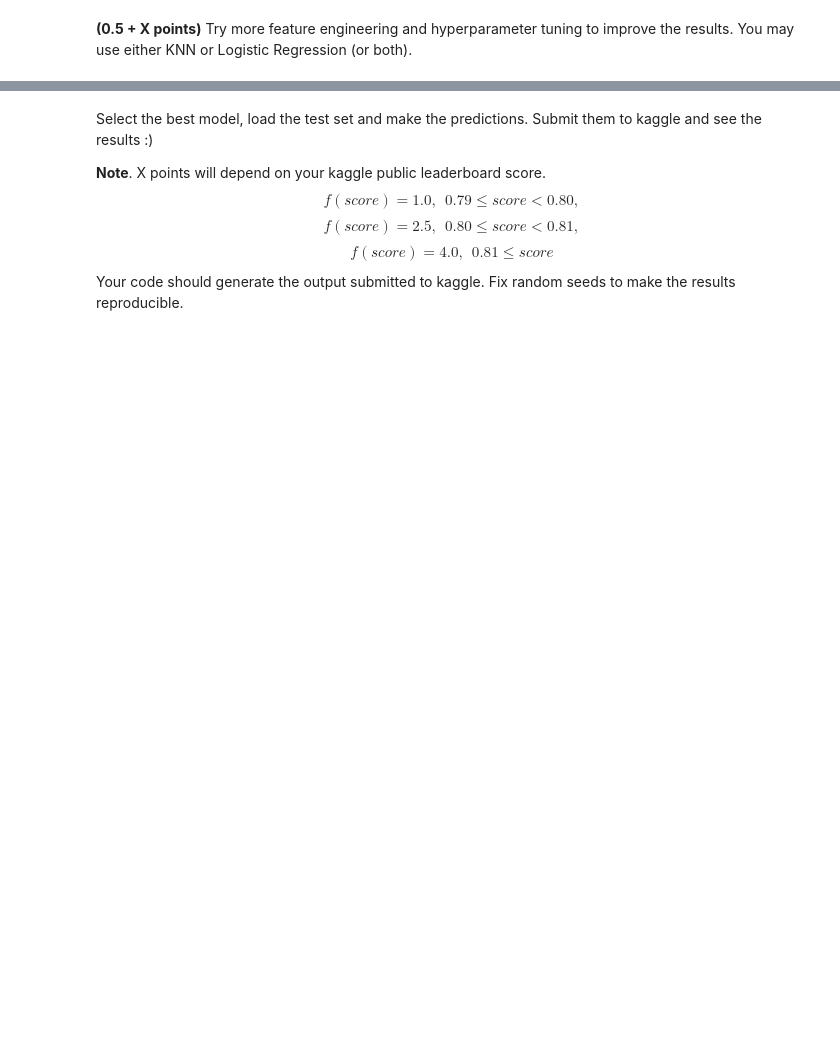
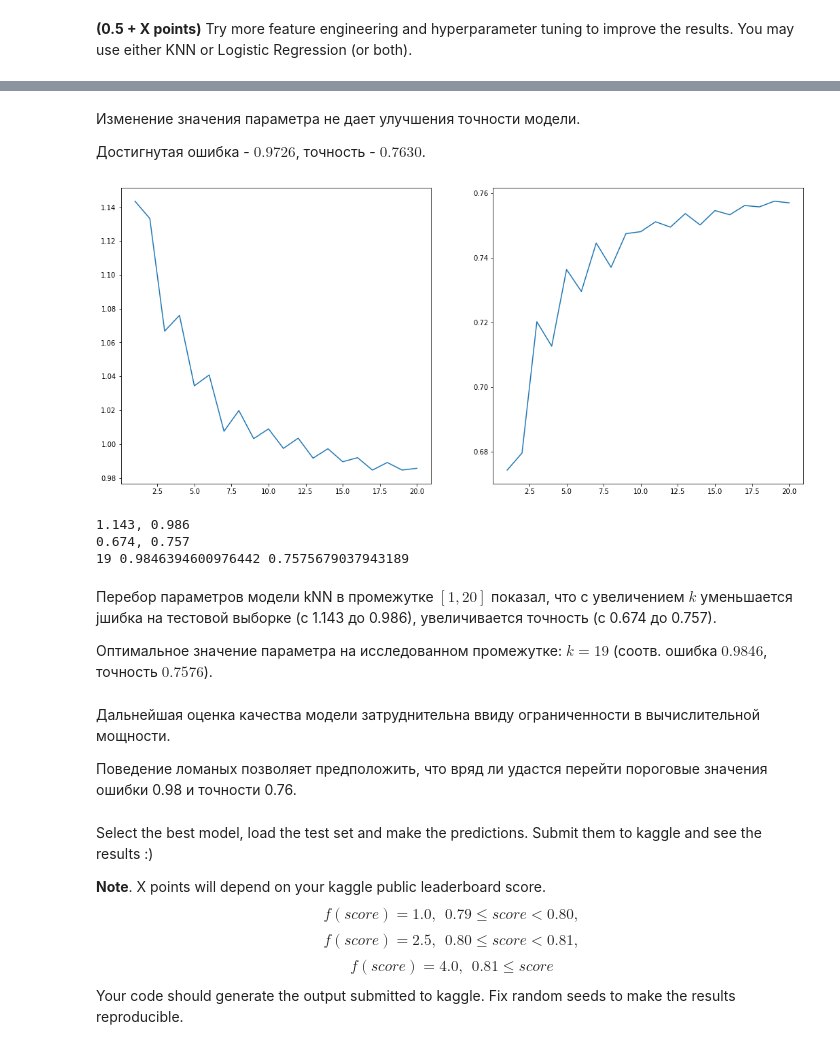
Before and after one commit to LaSegadora/rsschool_5_classification_linear_knn, a Jupyter notebook: hw_classification.ipynb, the cells around one changed output, grey strips where cells are left out. Saved outputs shown, nothing was run; the diff lists cells and outputs as text; code cells hidden in the pictures; blank space fills up the shorter version.

```diff
--- a/hw_classification.ipynb
+++ b/hw_classification.ipynb
@@ -793,3 +813,38 @@ plt.show()
+# %% [markdown]
+Изменение значения параметра не дает улучшения точности модели.
+
+Достигнутая ошибка - $0.9726$, точность - $0.7630$.
+# %%
+scores, accuracies = [], []
+ks = np.arange(1,21)
+for k in ks:
+    model_log = KNeighborsClassifier(n_neighbors=k)
+    results = cross_validate(model_log,X_train,y_train,cv=5,return_train_score=True,scoring='neg_root_mean_squared_error')
+    model_log.fit(X_train,y_train)
+    scores.append(-results["test_score"].mean())
+    accuracies.append(metrics.accuracy_score(y_pred=model_log.predict(X_test), y_true=y_test))
+_, ax = plt.subplots(1,2,figsize=(18,8))
+ax[0].plot(ks,scores)
+ax[1].plot(ks,accuracies)
+plt.show()
+# %% [output]
+[figure, added]
+# %%
+print(f'{scores[0]:.3f}, {scores[-1]:.3f}')
+print(f'{accuracies[0]:.3f}, {accuracies[-1]:.3f}')
+print(ks[np.argmax(accuracies)], scores[np.argmax(accuracies)], accuracies[np.argmax(accuracies)])
+# %% [output]
+1.143, 0.986
+0.674, 0.757
+19 0.9846394600976442 0.7575679037943189
+# %% [markdown]
+Перебор параметров модели kNN в промежутке $ [1,20] $ показал, что с увеличением $ k $ уменьшается jшибка на тестовой выборке (с 1.143 до 0.986), увеличивается точность (с 0.674 до 0.757).
+
+Оптимальное значение параметра на исследованном промежутке: $k=19$ (соотв. ошибка $0.9846$, точность $0.7576$).
+# %% [markdown]
+Дальнейшая оценка качества модели затруднительна ввиду ограниченности в вычислительной мощности.
+
+Поведение ломаных позволяет предположить, что вряд ли удастся перейти пороговые значения ошибки 0.98 и точности 0.76.
 # %% [markdown]
 Select the best model, load the test set and make the predictions. Submit them to kaggle and see the results :)
 
```
Also changed, not shown: parts of 5 cells of this notebook.
